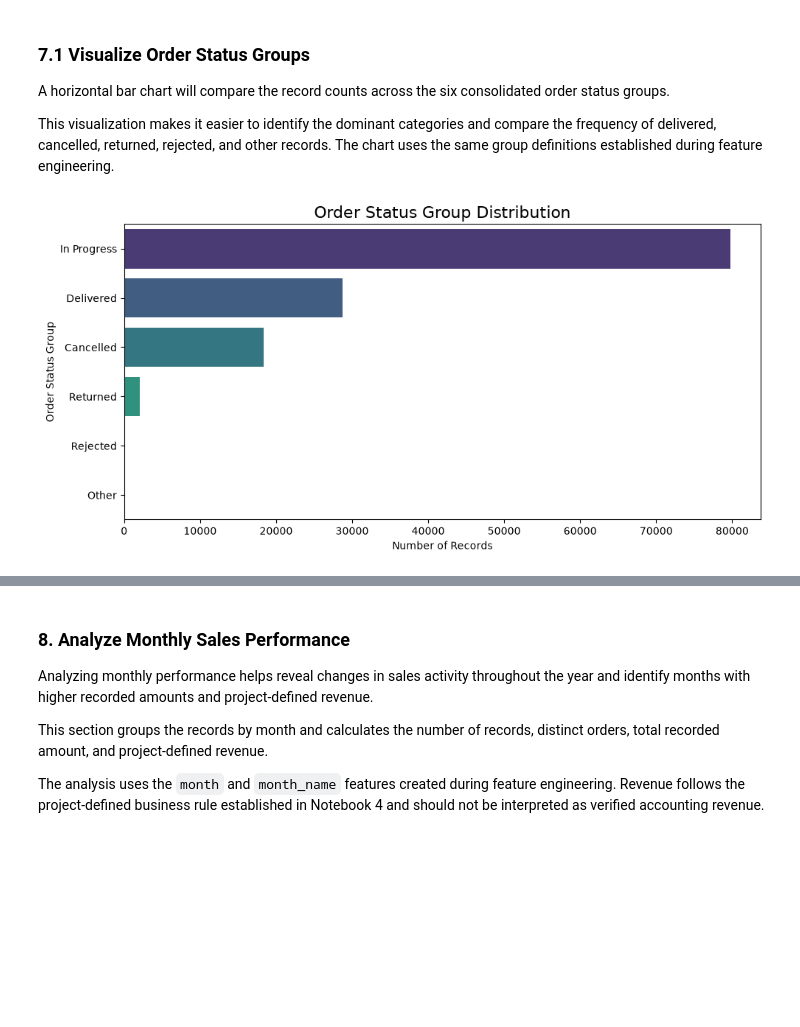
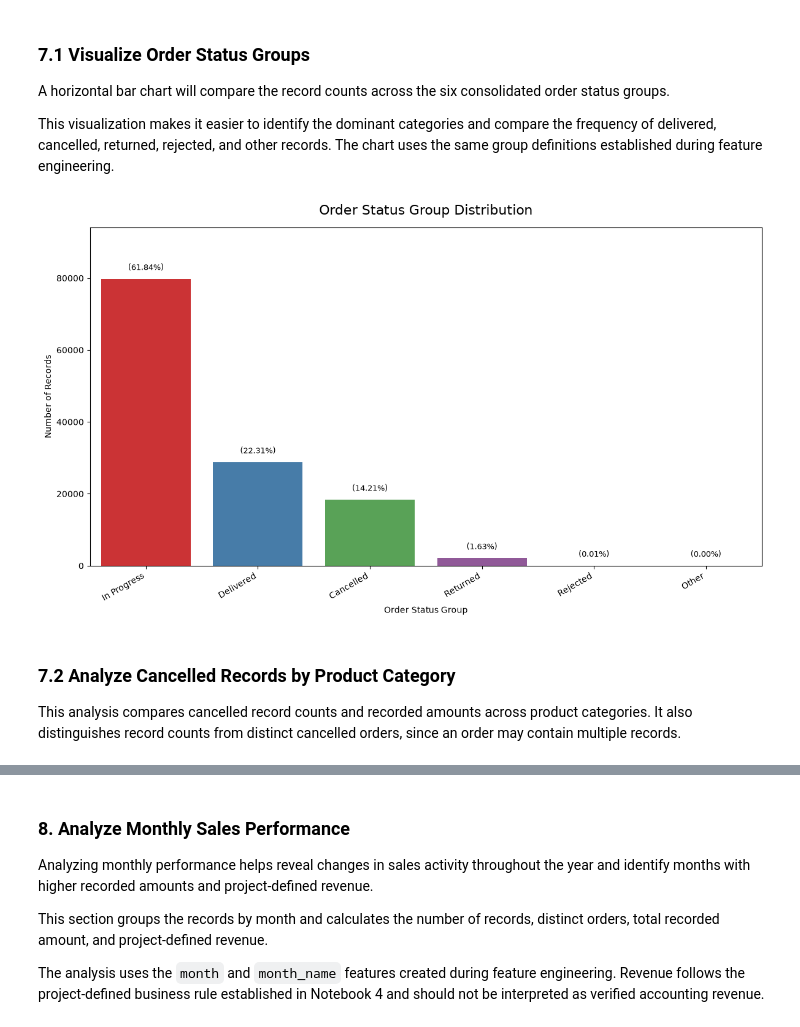
Before and after one commit to Prayasit/retailpulse-sales-analytics, a Jupyter notebook: notebooks/05_exploratory_data_analysis.ipynb, the cells around one changed output, grey strips where cells are left out. Saved outputs shown, nothing was run; the diff lists cells and outputs as text; code cells hidden in the pictures; blank space fills up the shorter version.

```diff
--- a/notebooks/05_exploratory_data_analysis.ipynb
+++ b/notebooks/05_exploratory_data_analysis.ipynb
@@ -311,20 +312,29 @@ A horizontal bar chart provides a clear comparison of the number of records asso
 
 The chart represents record counts rather than distinct orders.
 # %%
+status_plot = status_summary.reset_index().sort_values(
+    "record_count",
+    ascending=False
+)
+
 plt.figure(figsize=(12, 7))
 
-sns.barplot(
-    data=status_summary.reset_index(),
+ax = sns.barplot(
+    data=status_plot,
     x="record_count",
     y="status",
     hue="status",
-    palette="viridis",
+    palette="Spectral",
     legend=False
 )
 
-plt.title("Order Status Distribution", fontsize=16)
+for container in ax.containers:
+    ax.bar_label(container, fmt="%.0f", padding=5, fontsize=9)
+
+plt.title("Order Status Distribution", fontsize=16, pad=15)
 plt.xlabel("Number of Records")
 plt.ylabel("Order Status")
+plt.xlim(0, status_plot["record_count"].max() * 1.15)
 plt.tight_layout()
 plt.show()
 # %% [output]
@@ -366,21 +376,44 @@ A horizontal bar chart will compare the record counts across the six consolidate
 
 This visualization makes it easier to identify the dominant categories and compare the frequency of delivered, cancelled, returned, rejected, and other records. The chart uses the same group definitions established during feature engineering.
 # %%
-plt.figure(figsize=(10, 5))
+group_plot = (
+    group_summary.reset_index().sort_values("record_count", ascending=False)
+)
 
-sns.barplot(
-    data=group_summary.reset_index(),
-    x="record_count",
-    y="order_status_group",
+plt.figure(figsize=(12, 7))
+
+ax = sns.barplot(
+    data=group_plot,
+    x="order_status_group",
+    y="record_count",
     hue="order_status_group",
-    palette="viridis",
+    palette="Set1",
     legend=False
 )
 
-plt.title("Order Status Group Distribution", fontsize=16)
-plt.xlabel("Number of Records")
-plt.ylabel("Order Status Group")
+for container in ax.containers:
+    ax.bar_label(container, fmt="", padding=4, fontsize=10)
+
+for index, row in enumerate(group_plot.itertuples(index=False)):
+    ax.text(
+        index,
+        row.record_count + group_plot["record_count"].max() * 0.025,
+        f"({row.percentage:.2f}%)",
+        ha="center",
+        va="bottom",
+        fontsize=9
+    )
+
+plt.title("Order Status Group Distribution", fontsize=16, pad=15)
+plt.xlabel("Order Status Group")
+plt.ylabel("Number of Records")
+plt.xticks(rotation=30, ha="right")
+plt.ylim(0, group_plot["record_count"].max() * 1.18)
 plt.tight_layout()
 plt.show()
 # %% [output]
-[figure, old version]
+[figure, new version]
+# %% [markdown]
+### 7.2 Analyze Cancelled Records by Product Category
+
+This analysis compares cancelled record counts and recorded amounts across product categories. It also distinguishes record counts from distinct cancelled orders, since an order may contain multiple records.
```
Also changed, not shown: parts of 41 cells of this notebook.
